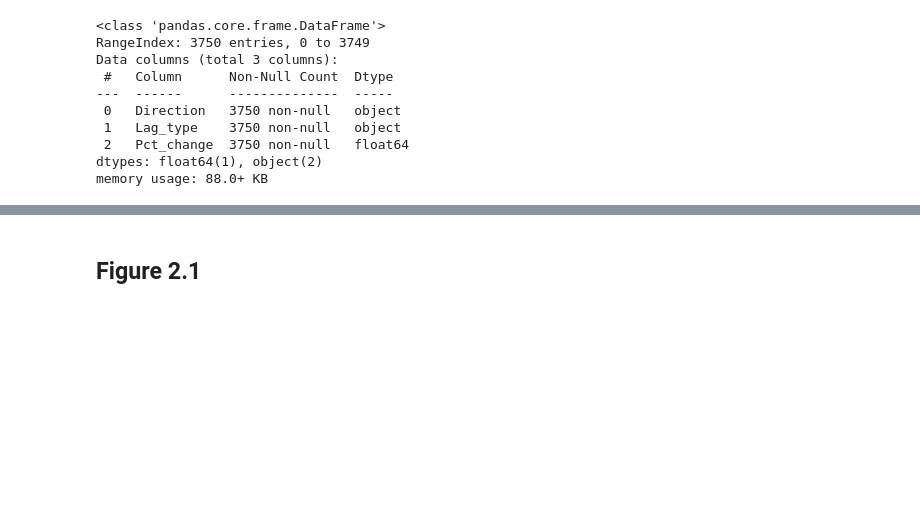
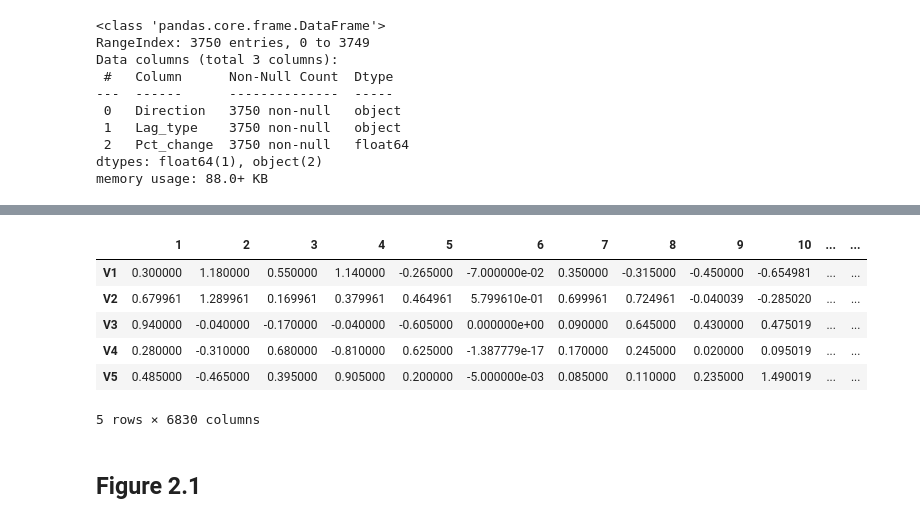
Before and after one commit to skacem/An-Introduction-to-Statistical-Learning, a Jupyter notebook: Chapter_1_and_2/Figures_and_Examples.ipynb, the cells around one changed output, grey strips where cells are left out. Saved outputs shown, nothing was run; the diff lists cells and outputs as text; code cells hidden in the pictures; blank space fills up the shorter version.

```diff
--- a/Chapter_1_and_2/Figures_and_Examples.ipynb
+++ b/Chapter_1_and_2/Figures_and_Examples.ipynb
@@ -143,3 +143,14 @@ g.add_legend()
+# %%
+genes = pd.read_csv('../data/nci60_data.csv', index_col=0)
+genes.head()
+# %% [output]
+|  | 1 | 2 | 3 | 4 | 5 | 6 | 7 | 8 | 9 | 10 | ... | ... |
+| V1 | 0.300000 | 1.180000 | 0.550000 | 1.140000 | -0.265000 | -7.000000e-02 | 0.350000 | -0.315000 | -0.450000 | -0.654981 | ... | ... |
+| V2 | 0.679961 | 1.289961 | 0.169961 | 0.379961 | 0.464961 | 5.799610e-01 | 0.699961 | 0.724961 | -0.040039 | -0.285020 | ... | ... |
+| V3 | 0.940000 | -0.040000 | -0.170000 | -0.040000 | -0.605000 | 0.000000e+00 | 0.090000 | 0.645000 | 0.430000 | 0.475019 | ... | ... |
+| V4 | 0.280000 | -0.310000 | 0.680000 | -0.810000 | 0.625000 | -1.387779e-17 | 0.170000 | 0.245000 | 0.020000 | 0.095019 | ... | ... |
+| V5 | 0.485000 | -0.465000 | 0.395000 | 0.905000 | 0.200000 | -5.000000e-03 | 0.085000 | 0.110000 | 0.235000 | 1.490019 | ... | ... |
+5 rows × 6830 columns
 # %% [markdown]
 ## Figure 2.1
 # %%
```
Also changed, not shown: parts of 3 cells of this notebook, 3 other files.
